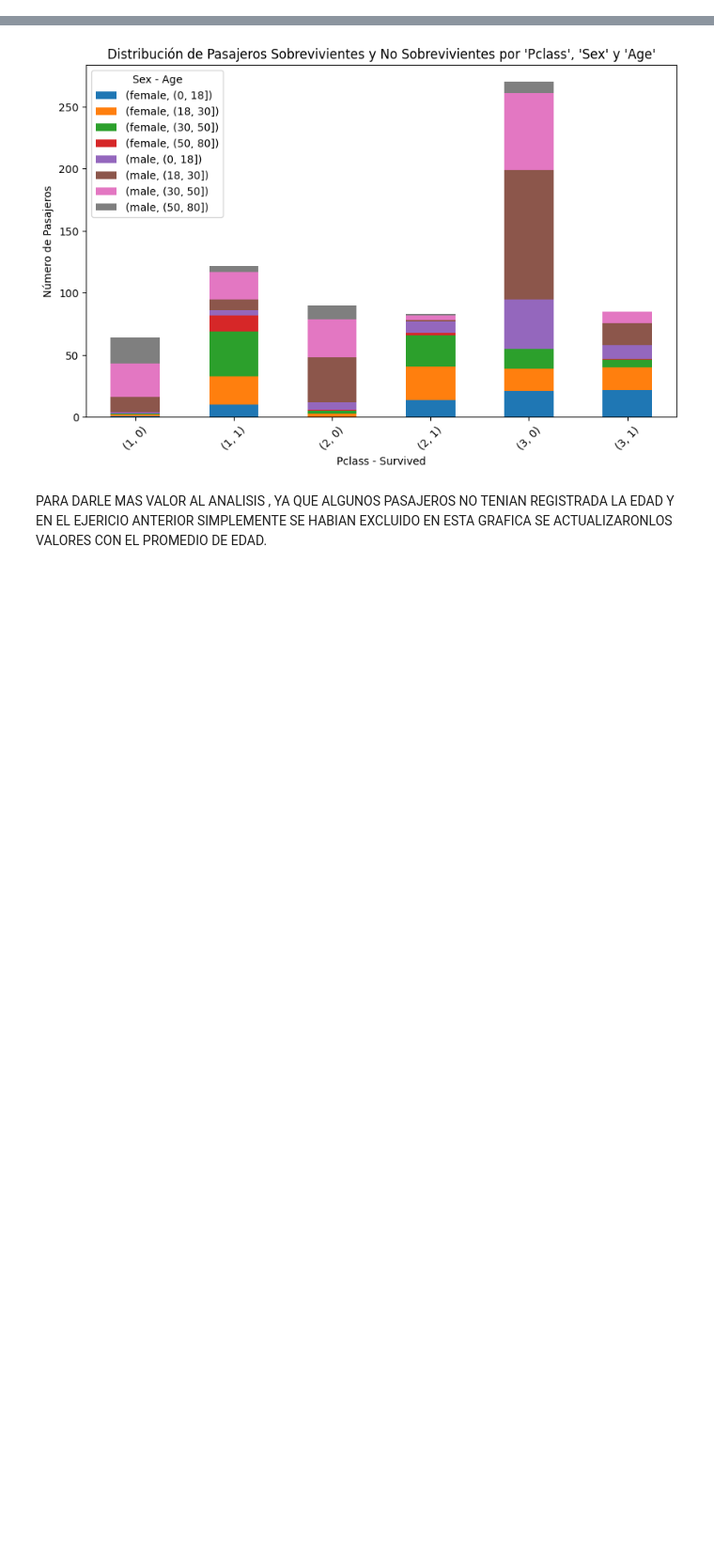
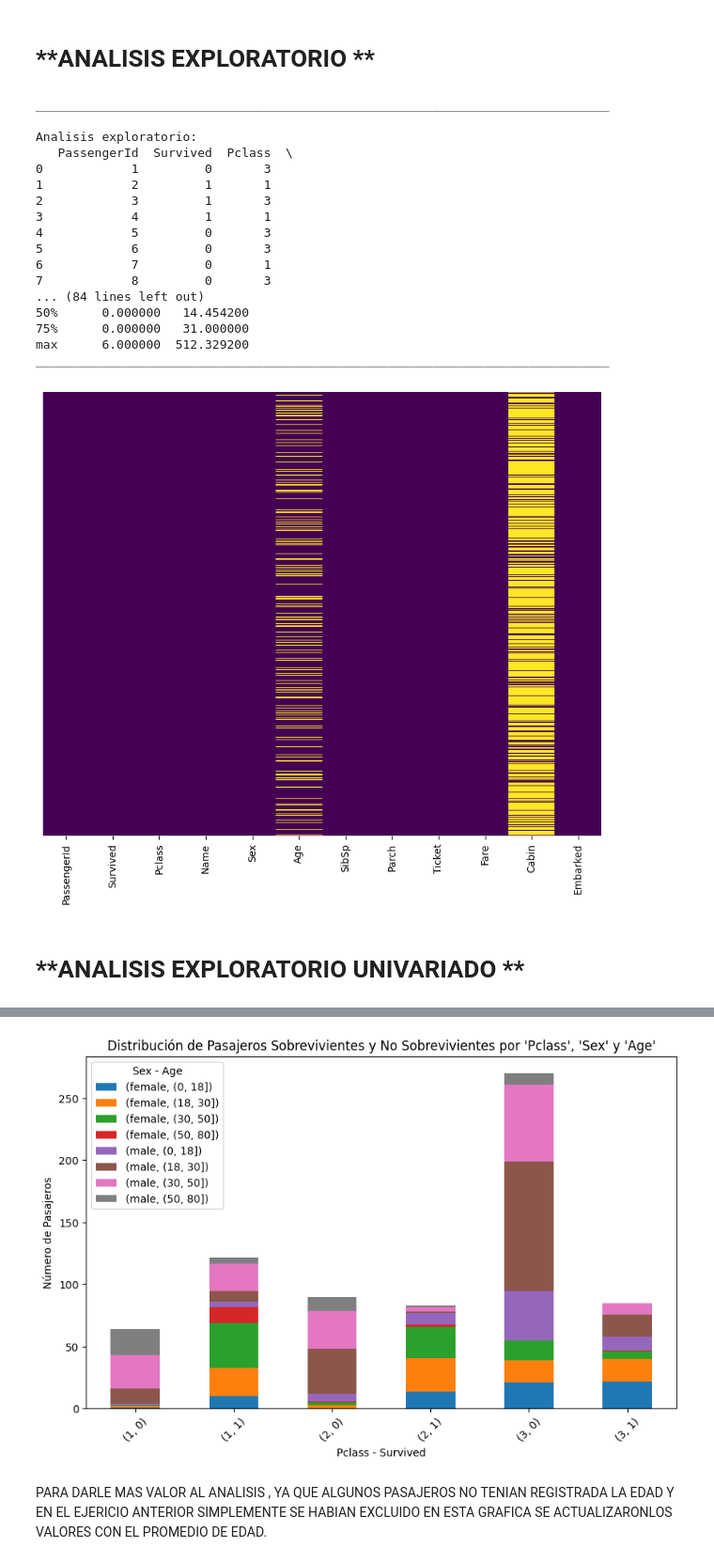
Before and after one commit to DiomedesIguax/BootCampTaller1, a Jupyter notebook: Titanic.ipynb, the cells around one changed output, grey strips where cells are left out. Shown: that part at 94% size. Drawn from its saved outputs; the diff is of its cells as text; code cells hidden in the pictures; blank space fills up the shorter version.

```diff
--- a/Titanic.ipynb
+++ b/Titanic.ipynb
@@ -3 +11,51 @@
+# %% [markdown]
+# **ANALISIS EXPLORATORIO **
+# %%
+import pandas as pd
+import numpy as np
+import matplotlib.pyplot as plt
+import seaborn as sns
+
+# Leer el archivo CSV
+datos = pd.read_csv('/content/titanic.csv')
+
+print("______________________________________________________________________________")
+print('\n\033[1mAnalisis exploratorio:\033[0m')
+print(datos.head(10))
+print("______________________________________________________________________________")
+print('\n\033[1mTipo de datos de las columnas:\033[0m')
+print(datos.dtypes)
+print("______________________________________________________________________________")
+
+print('\n\033[1mDatos almacenados por columnas:\033[0m')
+print(datos.info())
+
+plt.figure(figsize=(10, 8))
+sns.heatmap(datos.isnull(), yticklabels=False, cbar=False, cmap='viridis')
+
+print("______________________________________________________________________________")
+print('\n\033[1mMedidas de Tendencia:\033[0m')
+print(datos.describe())
+print("______________________________________________________________________________")
+# %% [output]
+______________________________________________________________________________
+
+Analisis exploratorio:
+   PassengerId  Survived  Pclass  \
+0            1         0       3
+1            2         1       1
+2            3         1       3
+3            4         1       1
+4            5         0       3
+5            6         0       3
+6            7         0       1
+7            8         0       3
+... (84 lines left out)
+50%      0.000000   14.454200
+75%      0.000000   31.000000
+max      6.000000  512.329200
+______________________________________________________________________________
+[figure, added]
+# %% [markdown]
+# **ANALISIS EXPLORATORIO UNIVARIADO **
 # %% [markdown]
```
Also changed, not shown: parts of 16 cells of this notebook.
